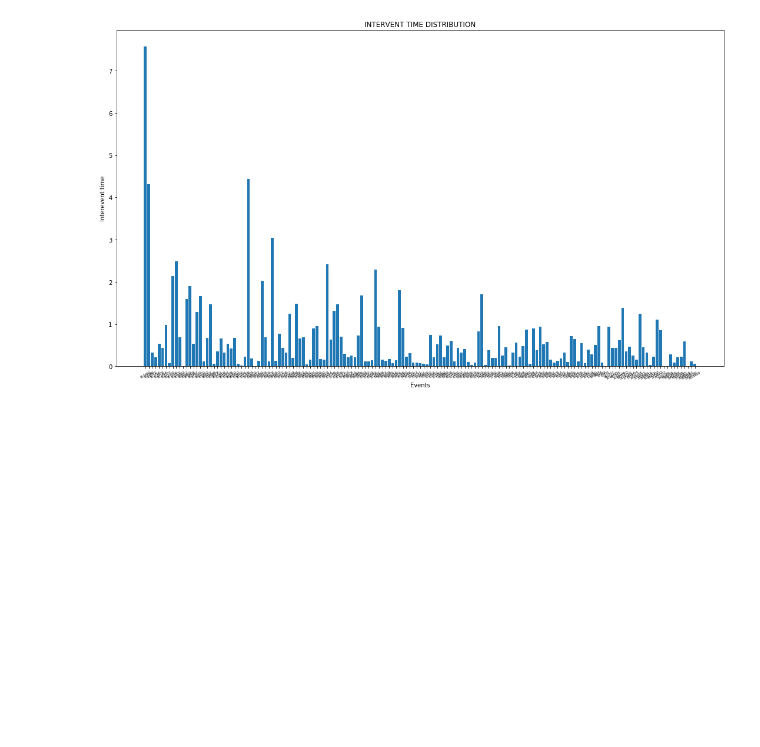
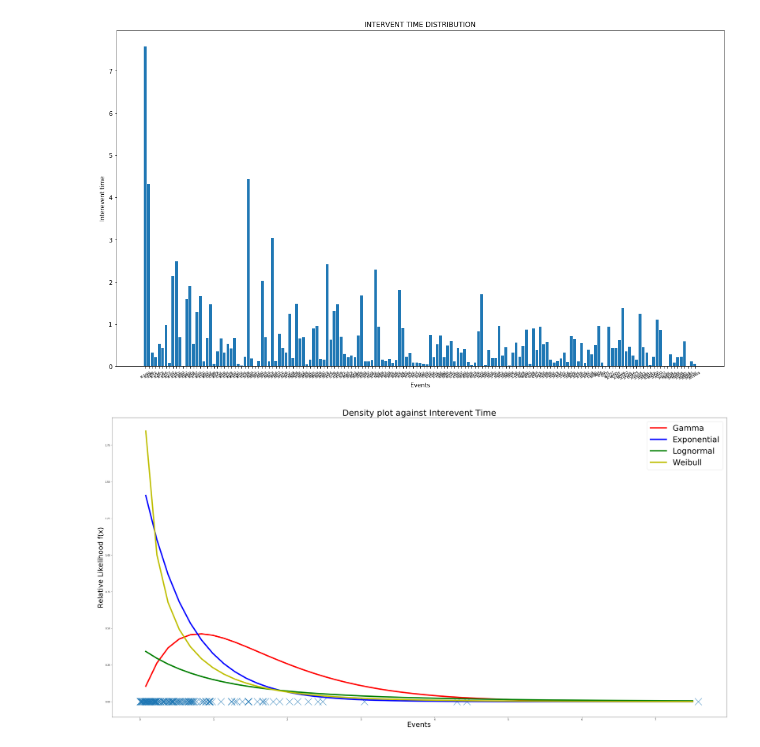
Before and after one commit to adityatulsyan/Earthquake-Interevent-Time-Analysis, a Jupyter notebook: Earthquake Forecasting.ipynb, the cells around one changed output. Cells and saved outputs as stored; diff of their text form; code cells hidden in the pictures; blank space fills up the shorter version.

Commit message:
MLE and MOM graphs for all the given distributions

```diff
--- a/Earthquake Forecasting.ipynb
+++ b/Earthquake Forecasting.ipynb
@@ -102,3 +105,21 @@ plt.show()
 df2 = pd.DataFrame()
 df2["INTEREVENT TIME"] = df["INTEREVENT TIME"]
 df2.to_csv("interevent_time.csv")
+# %%
+##MoM
+fig = plt.gcf()
+fig.set_size_inches(50, 25, forward=True)
+
+index = np.arange(len(df))
+plt.xlabel('Events', fontsize=32)
+plt.ylabel('Relative Likelihood f(x)', fontsize=32)
+plt.title('Density plot against Interevent Time', fontsize =38)
+plt.scatter(df["INTEREVENT TIME"], np.zeros(len(df)), s = 1000, marker= 'x')
+plt.plot(x, stats.gamma.pdf(x, a = (1/0.4913494), scale=0.7833695), "r", linewidth=6, label = "Gamma")
+plt.plot(x, stats.expon.pdf(x, scale = (1/1.594322)), "b", linewidth=6, label = "Exponential")
+plt.plot(x, stats.lognorm.pdf(x, loc = -1.021589, s = 1.053699), "g", linewidth=6, label = "Lognormal")
+plt.plot(x, stats.weibull_min.pdf(x, c = 0.7153732, scale = 0.5056480), "y", linewidth=6, label = "Weibull")
+plt.legend(prop={'size': 36})
+plt.show()
+# %% [output]
+[figure, added]
```
Also changed, not shown: parts of 7 cells of this notebook.
